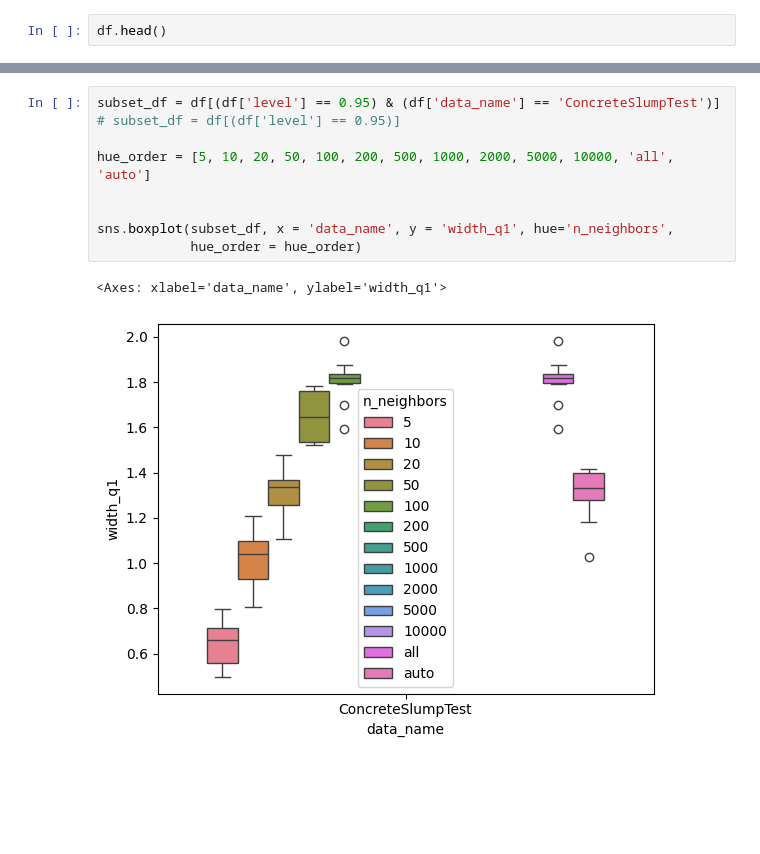
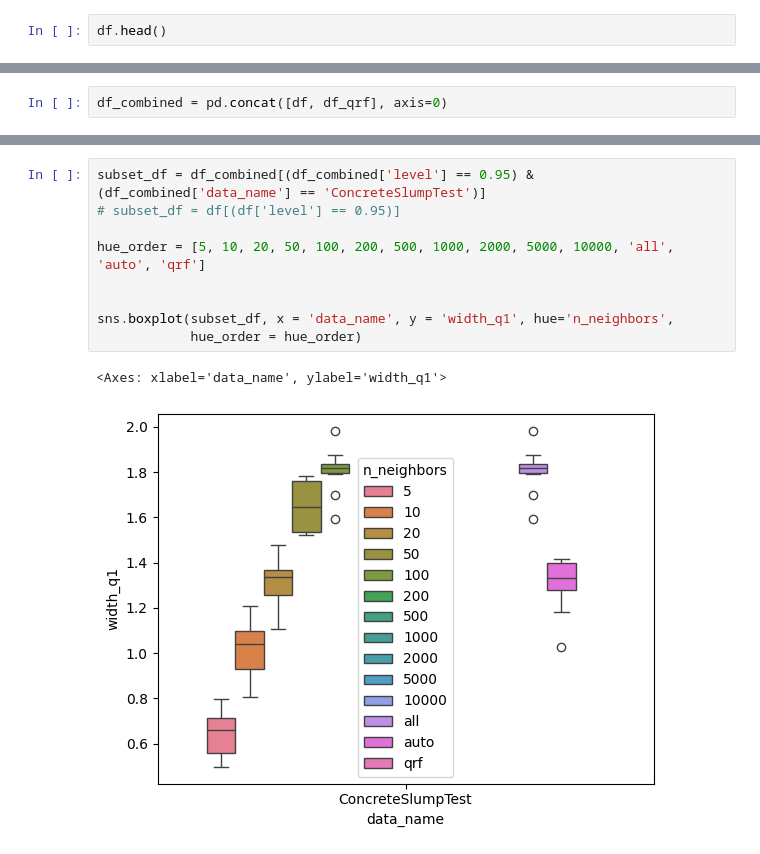
Before and after one commit to jakerhodes/RF-GAP-Python, a Jupyter notebook: interval_compile.ipynb, the cells around one changed output, grey strips where cells are left out. Drawn from its saved outputs; the diff is of its cells as text; blank space fills up the shorter version.

```diff
--- a/interval_compile.ipynb
+++ b/interval_compile.ipynb
@@ -56,3 +56,5 @@ df_qrf.head()
 | 2 | EnergyEfficiency | qrf | 0.90 | 4506 | 0.2 | 768 | 8 | None | None | ... |
 | 3 | FacebookMetrics | qrf | 0.99 | 9674 | 0.2 | 495 | 17 | None | None | ... |
 | 4 | EnergyEfficiency | qrf | 0.99 | 4506 | 0.2 | 768 | 8 | None | None | ... |
+# %%
+df_combined = pd.concat([df, df_qrf], axis=0)
@@ -107,14 +125,14 @@ Protein                        45730.0
 SML2010                         4137.0
 Name: n, dtype: float64
 # %%
-subset_df = df[(df['level'] == 0.95) & (df['data_name'] == 'ConcreteSlumpTest')]
+subset_df = df_combined[(df_combined['level'] == 0.95) & (df_combined['data_name'] == 'ConcreteSlumpTest')]
 # subset_df = df[(df['level'] == 0.95)]
 
-hue_order = [5, 10, 20, 50, 100, 200, 500, 1000, 2000, 5000, 10000, 'all', 'auto']
+hue_order = [5, 10, 20, 50, 100, 200, 500, 1000, 2000, 5000, 10000, 'all', 'auto', 'qrf']
 
 
 sns.boxplot(subset_df, x = 'data_name', y = 'width_q1', hue='n_neighbors',
             hue_order = hue_order)
 # %% [output]
 <Axes: xlabel='data_name', ylabel='width_q1'>
-[figure, old version]
+[figure, new version]
```
Also changed, not shown: parts of 4 cells of this notebook.
